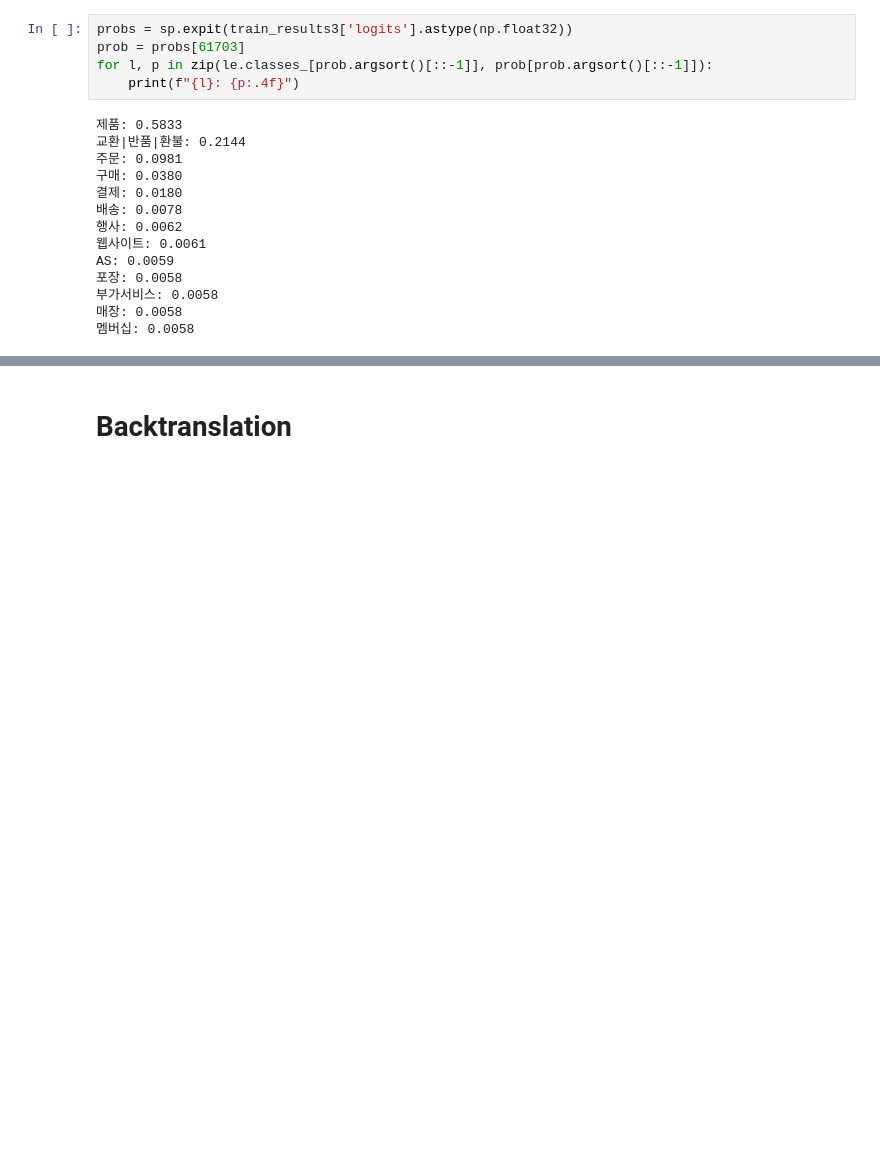
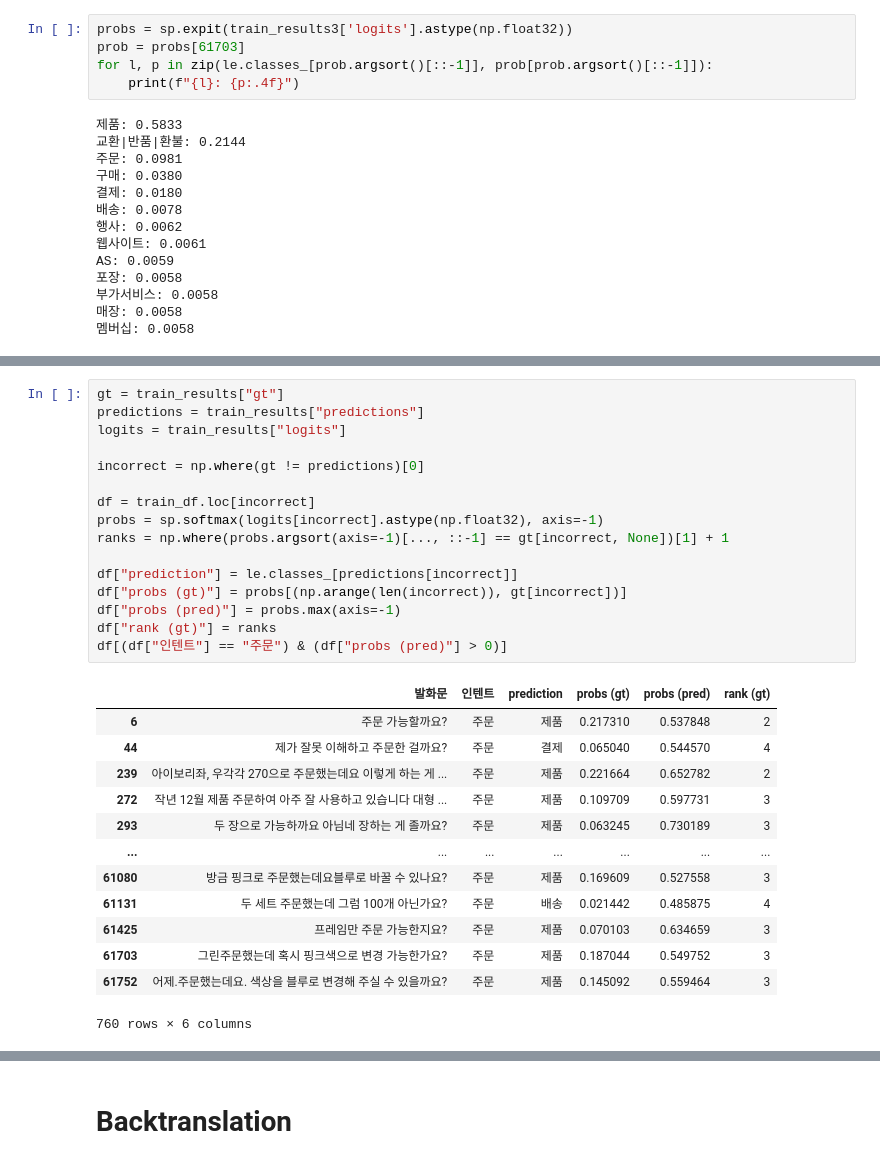
Before and after one commit to uoo723/BigStar-RnD-DA, a Jupyter notebook: notebooks/dev2.ipynb, the cells around one changed output, grey strips where cells are left out. Drawn from its saved outputs; the diff is of its cells as text; blank space fills up the shorter version.

```diff
--- a/notebooks/dev2.ipynb
+++ b/notebooks/dev2.ipynb
@@ -425,0 +477,30 @@ AS: 0.0059
+# %%
+gt = train_results["gt"]
+predictions = train_results["predictions"]
+logits = train_results["logits"]
+
+incorrect = np.where(gt != predictions)[0]
+
+df = train_df.loc[incorrect]
+probs = sp.softmax(logits[incorrect].astype(np.float32), axis=-1)
+ranks = np.where(probs.argsort(axis=-1)[..., ::-1] == gt[incorrect, None])[1] + 1
+
+df["prediction"] = le.classes_[predictions[incorrect]]
+df["probs (gt)"] = probs[(np.arange(len(incorrect)), gt[incorrect])]
+df["probs (pred)"] = probs.max(axis=-1)
+df["rank (gt)"] = ranks
+df[(df["인텐트"] == "주문") & (df["probs (pred)"] > 0)]
+# %% [output]
+|  | 발화문 | 인텐트 | prediction | probs (gt) | probs (pred) | rank (gt) |
+| 6 | 주문 가능할까요? | 주문 | 제품 | 0.217310 | 0.537848 | 2 |
+| 44 | 제가 잘못 이해하고 주문한 걸까요? | 주문 | 결제 | 0.065040 | 0.544570 | 4 |
+| 239 | 아이보리좌, 우각각 270으로 주문했는데요 이렇게 하는 게 ... | 주문 | 제품 | 0.221664 | 0.652782 | 2 |
+| 272 | 작년 12월 제품 주문하여 아주 잘 사용하고 있습니다 대형 ... | 주문 | 제품 | 0.109709 | 0.597731 | 3 |
+| 293 | 두 장으로 가능하까요 아님네 장하는 게 졸까요? | 주문 | 제품 | 0.063245 | 0.730189 | 3 |
+| ... | ... | ... | ... | ... | ... | ... |
+| 61080 | 방금 핑크로 주문했는데요블루로 바꿀 수 있나요? | 주문 | 제품 | 0.169609 | 0.527558 | 3 |
+| 61131 | 두 세트 주문했는데 그럼 100개 아닌가요? | 주문 | 배송 | 0.021442 | 0.485875 | 4 |
+| 61425 | 프레임만 주문 가능한지요? | 주문 | 제품 | 0.070103 | 0.634659 | 3 |
+| 61703 | 그린주문했는데 혹시 핑크색으로 변경 가능한가요? | 주문 | 제품 | 0.187044 | 0.549752 | 3 |
+| 61752 | 어제.주문했는데요. 색상을 블루로 변경해 주실 수 있을까요? | 주문 | 제품 | 0.145092 | 0.559464 | 3 |
+760 rows × 6 columns
```
Also changed, not shown: parts of 21 cells of this notebook.
